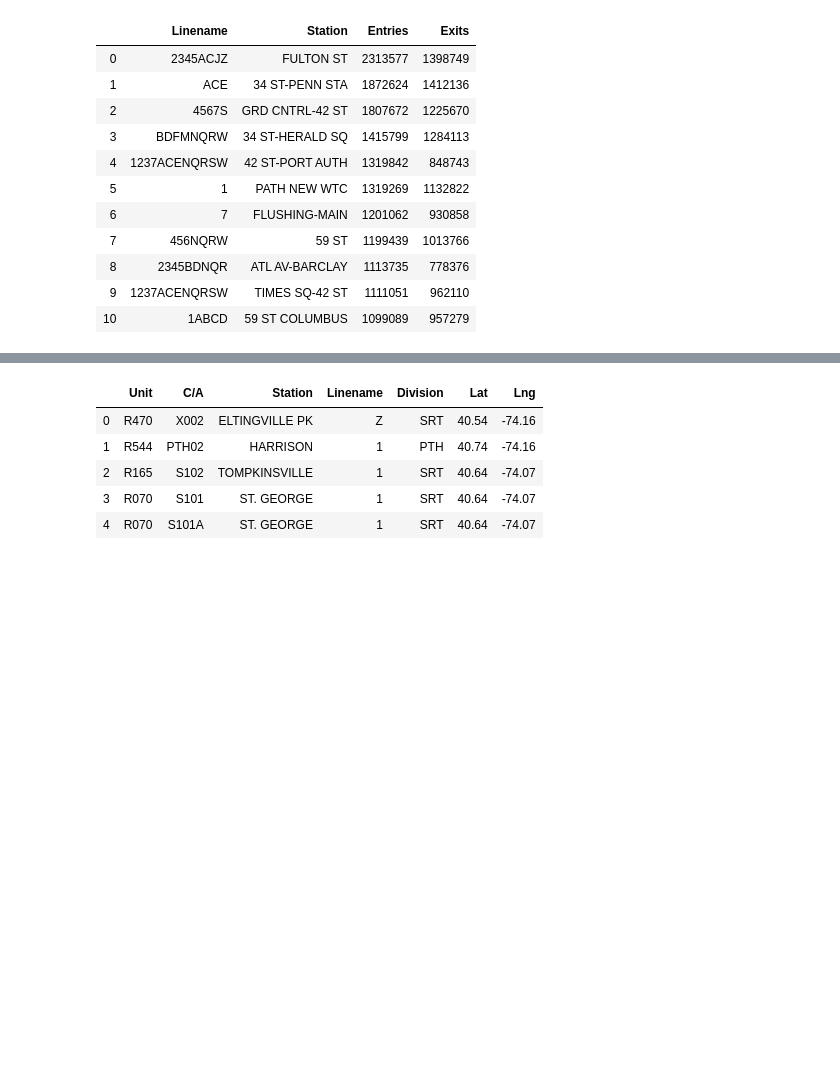
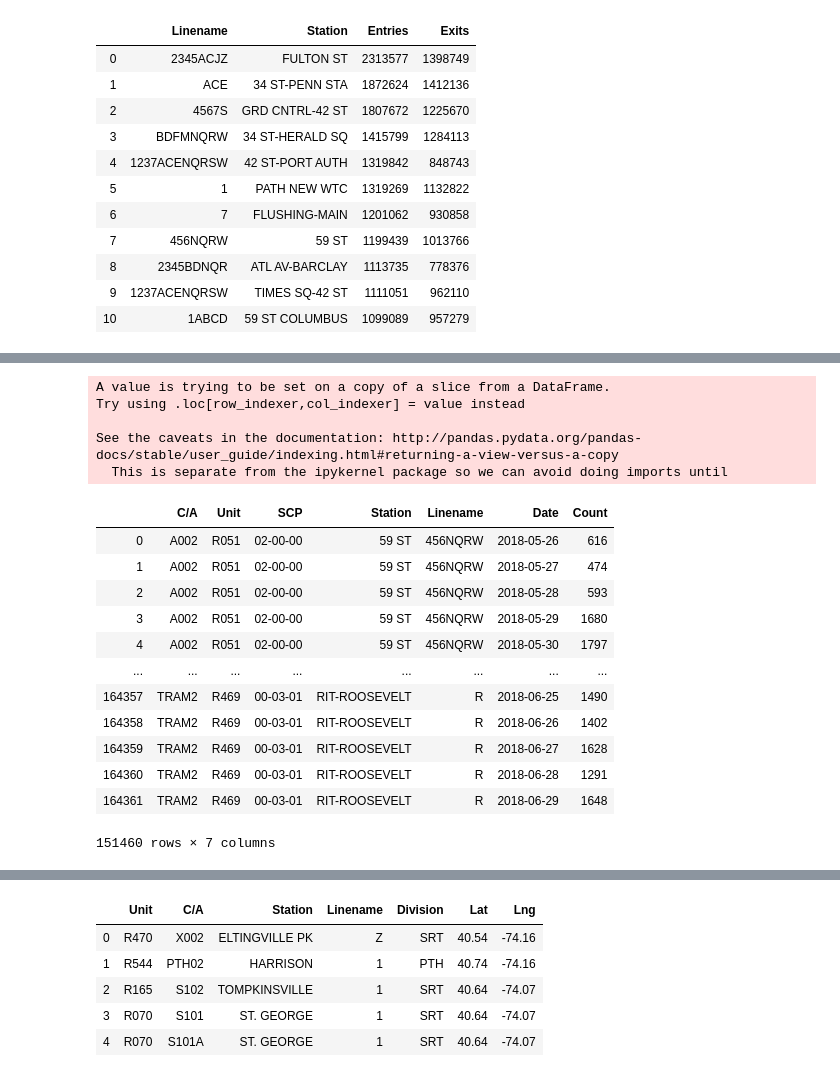
Before and after one commit to Suryantoyoga/NewYorkMTA, a Jupyter notebook: NewYorkMTAEDA.ipynb, the cells around one changed output, grey strips where cells are left out. Saved outputs shown, nothing was run; the diff lists cells and outputs as text; code cells hidden in the pictures; blank space fills up the shorter version.

```diff
--- a/NewYorkMTAEDA.ipynb
+++ b/NewYorkMTAEDA.ipynb
@@ -259,0 +312,25 @@ df_line_stn_exits.head(11)
+# %%
+#Create time series dataframe
+df5 = df_turnstile_cln
+df5['Count'] = df5['Entries'] + df5['Exits']
+df5 = df5.drop(columns = ['Entries', 'Exits'])
+df5
+# %% [output]
+A value is trying to be set on a copy of a slice from a DataFrame.
+Try using .loc[row_indexer,col_indexer] = value instead
+
+See the caveats in the documentation: http://pandas.pydata.org/pandas-docs/stable/user_guide/indexing.html#returning-a-view-versus-a-copy
+  This is separate from the ipykernel package so we can avoid doing imports until
+|  | C/A | Unit | SCP | Station | Linename | Date | Count |
+| 0 | A002 | R051 | 02-00-00 | 59 ST | 456NQRW | 2018-05-26 | 616 |
+| 1 | A002 | R051 | 02-00-00 | 59 ST | 456NQRW | 2018-05-27 | 474 |
+| 2 | A002 | R051 | 02-00-00 | 59 ST | 456NQRW | 2018-05-28 | 593 |
+| 3 | A002 | R051 | 02-00-00 | 59 ST | 456NQRW | 2018-05-29 | 1680 |
+| 4 | A002 | R051 | 02-00-00 | 59 ST | 456NQRW | 2018-05-30 | 1797 |
+| ... | ... | ... | ... | ... | ... | ... | ... |
+| 164357 | TRAM2 | R469 | 00-03-01 | RIT-ROOSEVELT | R | 2018-06-25 | 1490 |
+| 164358 | TRAM2 | R469 | 00-03-01 | RIT-ROOSEVELT | R | 2018-06-26 | 1402 |
+| 164359 | TRAM2 | R469 | 00-03-01 | RIT-ROOSEVELT | R | 2018-06-27 | 1628 |
+| 164360 | TRAM2 | R469 | 00-03-01 | RIT-ROOSEVELT | R | 2018-06-28 | 1291 |
+| 164361 | TRAM2 | R469 | 00-03-01 | RIT-ROOSEVELT | R | 2018-06-29 | 1648 |
+151460 rows × 7 columns
```
Also changed, not shown: parts of 11 cells of this notebook.
